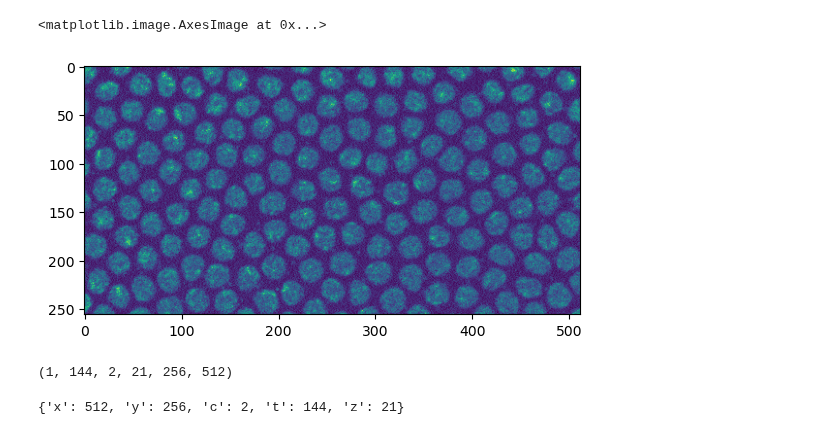
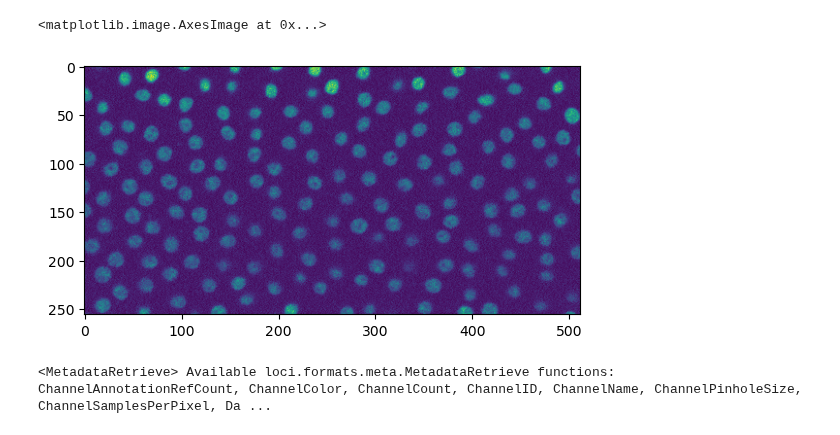
Before and after one commit to GarciaLab/transcription_pipeline, a Jupyter notebook: test.ipynb, the cells around one changed output. Saved outputs shown, nothing was run; the diff lists cells and outputs as text; code cells hidden in the pictures.

```diff
--- a/test.ipynb
+++ b/test.ipynb
@@ -22,16 +23,19 @@ name_folder = 'test_data/2023-04-07/p2pdp_zld-sites-ctrl_fwd_1'
 dataset_name = name_folder.split('/')[-1]
 file_path = ''.join([name_folder, '/', dataset_name, '*'])
 file_list = glob.glob(file_path)
-# %%
-data = []
-metadata = []
-
-for file in file_list:
-    series = pims.Bioformats(file)
-    series.bundle_axes = 'tczyx'
-    data.append(series)
-
-    metadata.append(series[0].metadata)
-# %%
-for series in data:
-    if trim_series:
+# %%
+# We pull the individual data files into a list as pipeline objects. Pulling
+# the metadata is deferred until the concatenation step since it forces a read
+# from disk.
+data = []
+num_frames_series = []
+
+for file in file_list:
+    series = pims.Bioformats(file)
+    series.bundle_axes = 'tczyx'
+    data.append(series)
+
+    num_frames_series.append((series.shape)[1])
+
+num_frames_series = np.array(num_frames_series) # Numpy array more convenient
+                                                # for later slicing
@@ -38,14 +72,10 @@ for series in data:
 # %%
 import matplotlib.pyplot as plt
-plt.imshow(data[0][0][100][1][12])
+plt.imshow(data[3][0][50][1][12])
 # %% [output]
 <matplotlib.image.AxesImage at 0x...>
-[figure, old version]
+[figure, new version]
-# %%
-print(data[0].shape)
-# %% [output]
-(1, 144, 2, 21, 256, 512)
 # %%
-data[0].sizes
+data[0].metadata
 # %% [output]
-{'x': 512, 'y': 256, 'c': 2, 't': 144, 'z': 21}
+<MetadataRetrieve> Available loci.formats.meta.MetadataRetrieve functions: ChannelAnnotationRefCount, ChannelColor, ChannelCount, ChannelID, ChannelName, ChannelPinholeSize, ChannelSamplesPerPixel, Da ...
```
Also changed, not shown: parts of 9 cells of this notebook, 2 other files.
